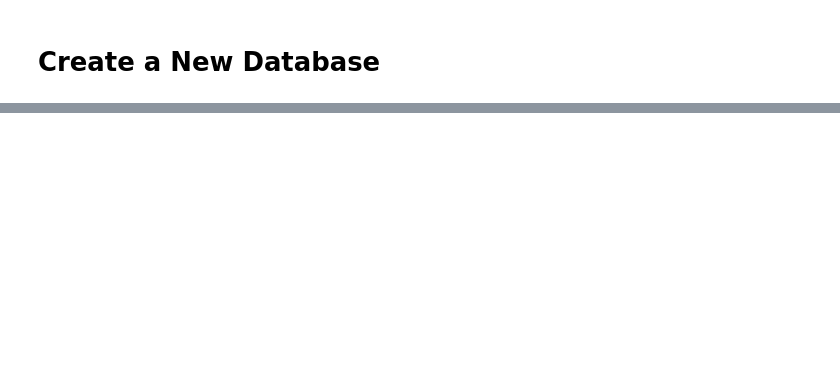
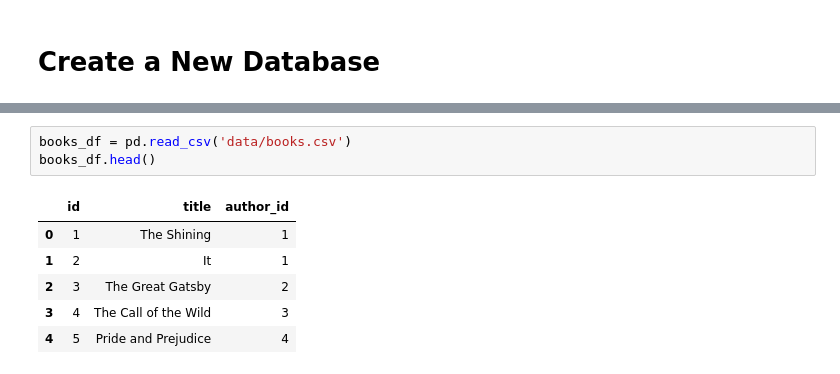
Before and after one commit to youngjin1106/book, a Jupyter notebook: book_code.ipynb, the cells around one changed output, grey strips where cells are left out. Saved outputs shown, nothing was run; the diff lists cells and outputs as text; blank space fills up the shorter version.

```diff
--- a/book_code.ipynb
+++ b/book_code.ipynb
@@ -34,0 +45,10 @@ OperationalError: (pymysql.err.OperationalError) (1045, "Access denied for user
+# %%
+books_df = pd.read_csv('data/books.csv')
+books_df.head()
+# %% [output]
+|  | id | title | author_id |
+| 0 | 1 | The Shining | 1 |
+| 1 | 2 | It | 1 |
+| 2 | 3 | The Great Gatsby | 2 |
+| 3 | 4 | The Call of the Wild | 3 |
+| 4 | 5 | Pride and Prejudice | 4 |
```
Also changed, not shown: parts of 11 cells of this notebook.
